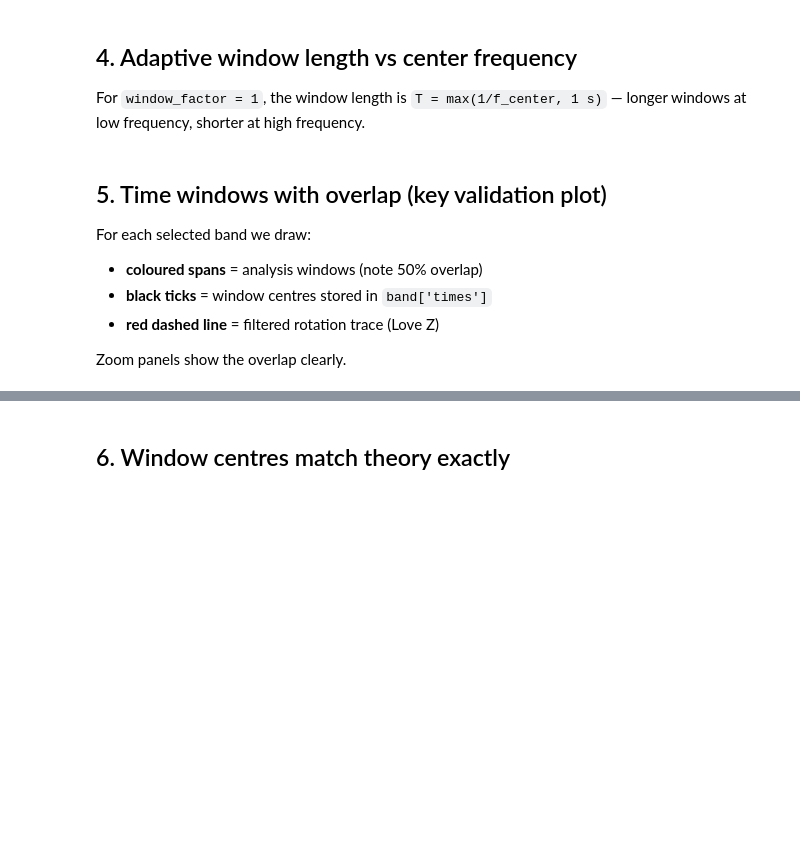
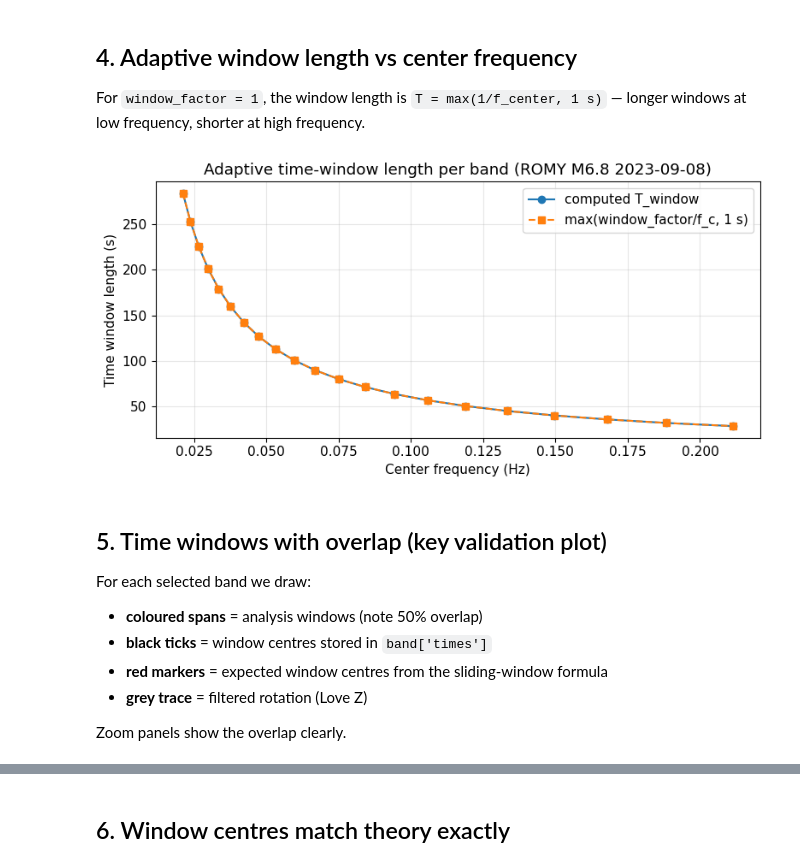
Before and after one commit to andbrocode/SixDegreesOfFreedom, a Jupyter notebook: examples/dispersion_validation_demo.ipynb, the cells around one changed output, grey strips where cells are left out. Saved outputs shown, nothing was run; the diff lists cells and outputs as text; code cells hidden in the pictures; blank space fills up the shorter version.

Commit message:
updated dispersion computation

```diff
--- a/examples/dispersion_validation_demo.ipynb
+++ b/examples/dispersion_validation_demo.ipynb
@@ -39,3 +46,11 @@ BAZ_STEP = 15
+# %%
+# Dispersion-processing parameters (window geometry checks from unit tests)
+OCTAVE_FRACTION = 6
+WINDOW_FACTOR = 6.0       # T = max(window_factor / f_center, 1 s)
+TIME_WINDOW_OVERLAP = 0.75 # 50% overlap
+CC_THRESHOLD = 0.8
+BAZ_STEP = 1              # coarser step for faster demo run
+FMIN, FMAX = 0.02, 0.2   # subset for validation plots (within config fmin/fmax)
 # %% [markdown]
 ## Helper functions for window geometry
 # %%
@@ -121,0 +89,21 @@ print(f"Synthetic data: {DURATION:.0f} s @ {SR:.0f} Hz, true Love velocity = {TR
+# %%
+sd = sixdegrees(conf=config)
+
+event_info = sd.get_event_info(
+    origin_time=config["origin_time"],
+    time_margin=60.0,
+    base_catalog="ISC",
+    magnitude=config["magnitude"],
+)
+sd.baz_theo = event_info["backazimuth"]
+
+sd.load_data(config["tbeg"], config["tend"], resample_rate=5)
+sd.trim(UTCDateTime(config["tbeg"]) + 100, UTCDateTime(config["tend"]) - 1000)
+
+SR = sd.sampling_rate
+tr = sd.st.select(channel="*JZ")[0]
+duration = (tr.stats.endtime - tr.stats.starttime)
+
+print(f"Event: M{config['magnitude']} on {config['origin_time']}")
+print(f"Theoretical backazimuth: {sd.baz_theo:.1f}°")
+print(f"Data: {duration:.0f} s @ {SR:.1f} Hz | {tr.stats.starttime} – {tr.stats.endtime}")
@@ -131,10 +137,12 @@ results = sd.compute_dispersion_curve(
     time_window_overlap=TIME_WINDOW_OVERLAP,
     use_theoretical_baz=False,
     cc_threshold=CC_THRESHOLD,
-    cc_method="max",
+    cc_method="mid",
+    zero_intercept=False,
     baz_step=BAZ_STEP,
     verbose=True,
-    n_jobs=1,
+    velocity_threshold=5000.0,  # exclude v > 5000 m/s from KDE only
+    n_jobs=2,
 )
 
 bands = results["frequency_bands"]
@@ -174,25 +202,28 @@ For `window_factor = 1`, the window length is `T = max(1/f_center, 1 s)` — lon
 # %%
 fig, ax = plt.subplots(figsize=(8, 4))
 fc = summary["f_center_Hz"].values
 T = summary["T_window_s"].values
 T_theory = np.maximum(WINDOW_FACTOR / fc, 1.0)
 
 ax.plot(fc, T, "o-", color="tab:blue", label="computed T_window")
 ax.plot(fc, T_theory, "s--", color="tab:orange", label="max(window_factor/f_c, 1 s)")
 ax.set_xlabel("Center frequency (Hz)")
 ax.set_ylabel("Time window length (s)")
-ax.set_title("Adaptive time-window length per band")
+ax.set_title("Adaptive time-window length per band (ROMY M6.8 2023-09-08)")
 ax.grid(True, alpha=0.3)
 ax.legend()
 plt.tight_layout()
 plt.show()
+# %% [output]
+[figure, added]
 # %% [markdown]
 ## 5. Time windows with overlap (key validation plot)
 
 For each selected band we draw:
 - **coloured spans** = analysis windows (note 50% overlap)
 - **black ticks** = window centres stored in `band['times']`
-- **red dashed line** = filtered rotation trace (Love Z)
+- **red markers** = expected window centres from the sliding-window formula
+- **grey trace** = filtered rotation (Love Z)
 
 Zoom panels show the overlap clearly.
 # %%
```
Also changed, not shown: parts of 20 cells of this notebook, 3 other files.
